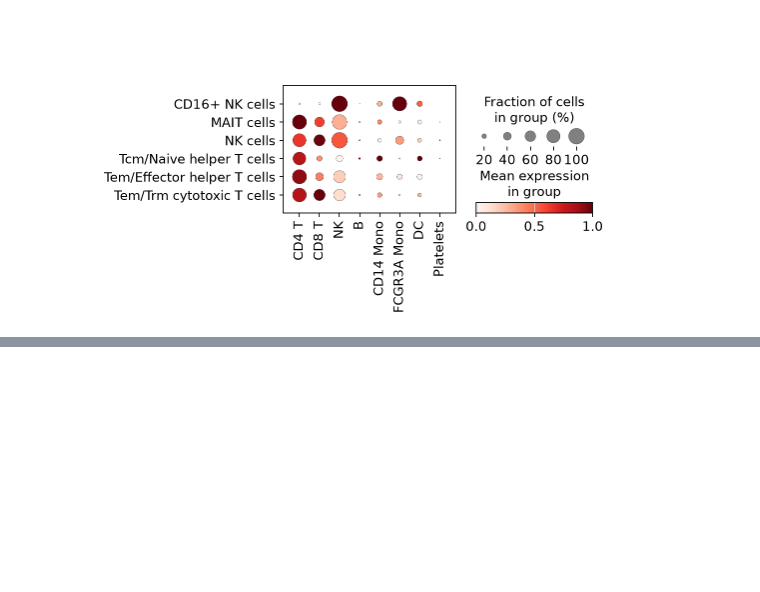
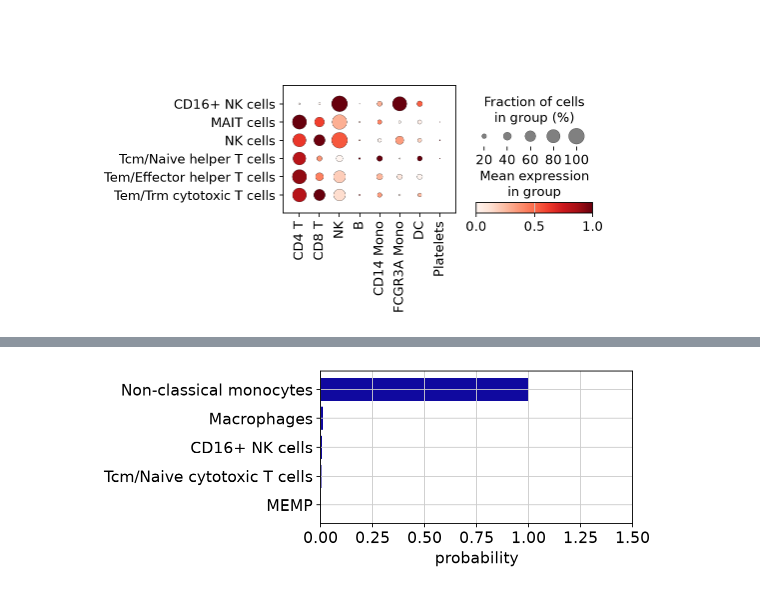
Before and after one commit to SvavaDa/single-cell-RNA-seq-analysis-, a Jupyter notebook: modul2.ipynb, the cells around one changed output, grey strips where cells are left out. Saved outputs shown, nothing was run; the diff lists cells and outputs as text; code cells hidden in the pictures; blank space fills up the shorter version.

Commit message:
Add module 2 analysis and figures

```diff
--- a/modul2.ipynb
+++ b/modul2.ipynb
@@ -270,0 +364,12 @@ plt.show()
+# %%
+# Weights of all cell types, for our genes.
+all_weights = model.classifier.coef_[:, positions]
+
+# Intercepts of all cell types.
+all_intercepts = model.classifier.intercept_
+
+# One score per cell type.
+all_scores = all_weights @ z + all_intercepts
+
+print('number of scores:', len(all_scores))
+print('score of the cell type above:', round(all_scores[type_number], 3))
@@ -270,0 +379,13 @@ plt.show()
+# %%
+# Step 3: turn every score into a probability (sigmoid function).
+probabilities = 1 / (1 + numpy.exp(-all_scores))
+
+# Put them in a table, with the cell type names, highest first.
+result = pandas.Series(probabilities, index=model.cell_types)
+result = result.sort_values(ascending=False)
+
+# Step 4: the winner is the first one.
+print('prediction by hand:', result.index[0])
+print()
+print('top 5 cell types:')
+print(result.head(5).round(3))
@@ -270,0 +415,18 @@ plt.show()
+# %%
+# Bar plot of the 5 highest probabilities.
+top5 = result.head(5)
+
+matplotlib.pyplot.figure(figsize=(5, 2.5))
+matplotlib.pyplot.barh(top5.index, top5.values, color='#10099F')
+matplotlib.pyplot.xlabel('probability')
+matplotlib.pyplot.xlim(0, 1.5)
+matplotlib.pyplot.gca().invert_yaxis()
+matplotlib.pyplot.savefig(
+    results_dir / "highest_confidence_barplot.png",
+    dpi=300,
+    bbox_inches="tight"
+)
+
+matplotlib.pyplot.show()
+# %% [output]
+[figure, added]
```
Also changed, not shown: parts of 12 cells of this notebook, 3 other files.
